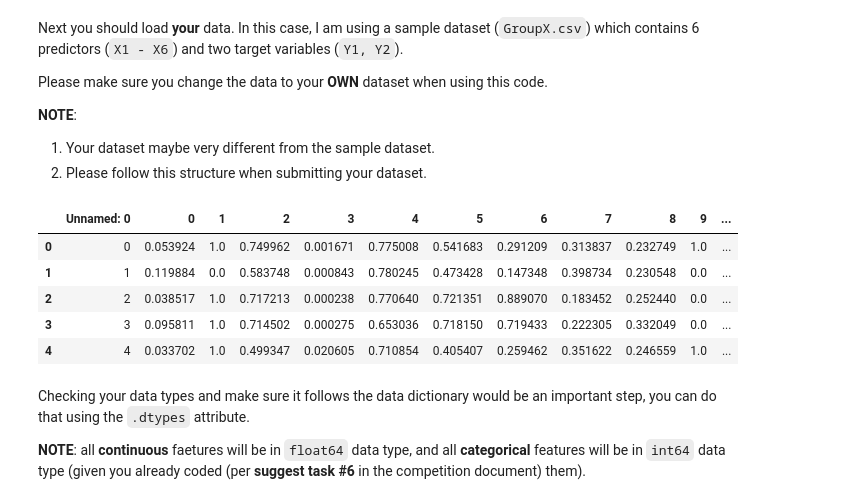
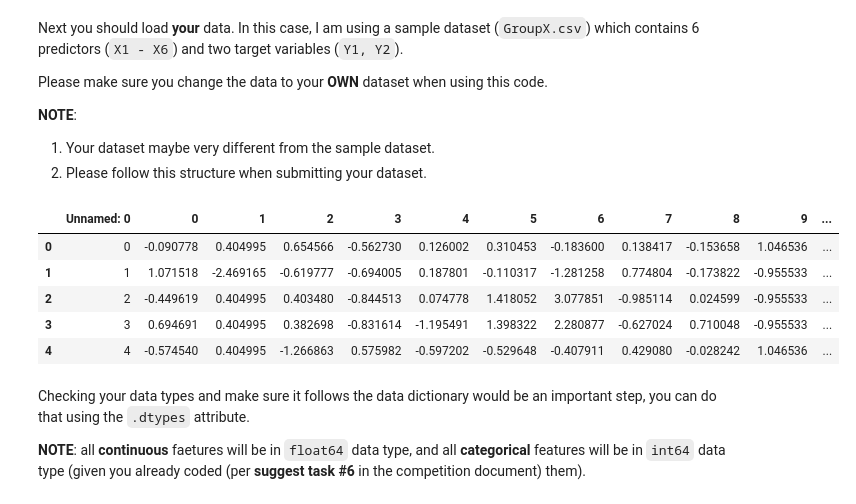
Before and after one commit to BA545-SP2019/2019-competition1-3-musketeers, a Jupyter notebook: Evaluation-Code-V0.ipynb, the cells around one changed output. Saved outputs shown, nothing was run; the diff lists cells and outputs as text; code cells hidden in the pictures.

```diff
--- a/Evaluation-Code-V0.ipynb
+++ b/Evaluation-Code-V0.ipynb
@@ -35,15 +35,15 @@ __NOTE__:
 1. Your dataset maybe very different from the sample dataset.
 2. Please follow this structure when submitting your dataset.
 # %%
-data = pd.read_csv('./Datasets/D1.csv', header=0)
+data = pd.read_csv('./Datasets/D4.csv', header=0)
 data.head()
 # %% [output]
 |  | Unnamed: 0 | 0 | 1 | 2 | 3 | 4 | 5 | 6 | 7 | 8 | 9 | ... |
-| 0 | 0 | 0.053924 | 1.0 | 0.749962 | 0.001671 | 0.775008 | 0.541683 | 0.291209 | 0.313837 | 0.232749 | 1.0 | ... |
-| 1 | 1 | 0.119884 | 0.0 | 0.583748 | 0.000843 | 0.780245 | 0.473428 | 0.147348 | 0.398734 | 0.230548 | 0.0 | ... |
-| 2 | 2 | 0.038517 | 1.0 | 0.717213 | 0.000238 | 0.770640 | 0.721351 | 0.889070 | 0.183452 | 0.252440 | 0.0 | ... |
-| 3 | 3 | 0.095811 | 1.0 | 0.714502 | 0.000275 | 0.653036 | 0.718150 | 0.719433 | 0.222305 | 0.332049 | 0.0 | ... |
-| 4 | 4 | 0.033702 | 1.0 | 0.499347 | 0.020605 | 0.710854 | 0.405407 | 0.259462 | 0.351622 | 0.246559 | 1.0 | ... |
+| 0 | 0 | -0.090778 | 0.404995 | 0.654566 | -0.562730 | 0.126002 | 0.310453 | -0.183600 | 0.138417 | -0.153658 | 1.046536 | ... |
+| 1 | 1 | 1.071518 | -2.469165 | -0.619777 | -0.694005 | 0.187801 | -0.110317 | -1.281258 | 0.774804 | -0.173822 | -0.955533 | ... |
+| 2 | 2 | -0.449619 | 0.404995 | 0.403480 | -0.844513 | 0.074778 | 1.418052 | 3.077851 | -0.985114 | 0.024599 | -0.955533 | ... |
+| 3 | 3 | 0.694691 | 0.404995 | 0.382698 | -0.831614 | -1.195491 | 1.398322 | 2.280877 | -0.627024 | 0.710048 | -0.955533 | ... |
+| 4 | 4 | -0.574540 | 0.404995 | -1.266863 | 0.575982 | -0.597202 | -0.529648 | -0.407911 | 0.429080 | -0.028242 | 1.046536 | ... |
 # %% [markdown]
 Checking your data types and make sure it follows the data dictionary would be an important step, you can do that using the `.dtypes` attribute.
 
```
Also changed, not shown: parts of 5 cells of this notebook, 2 other files.
